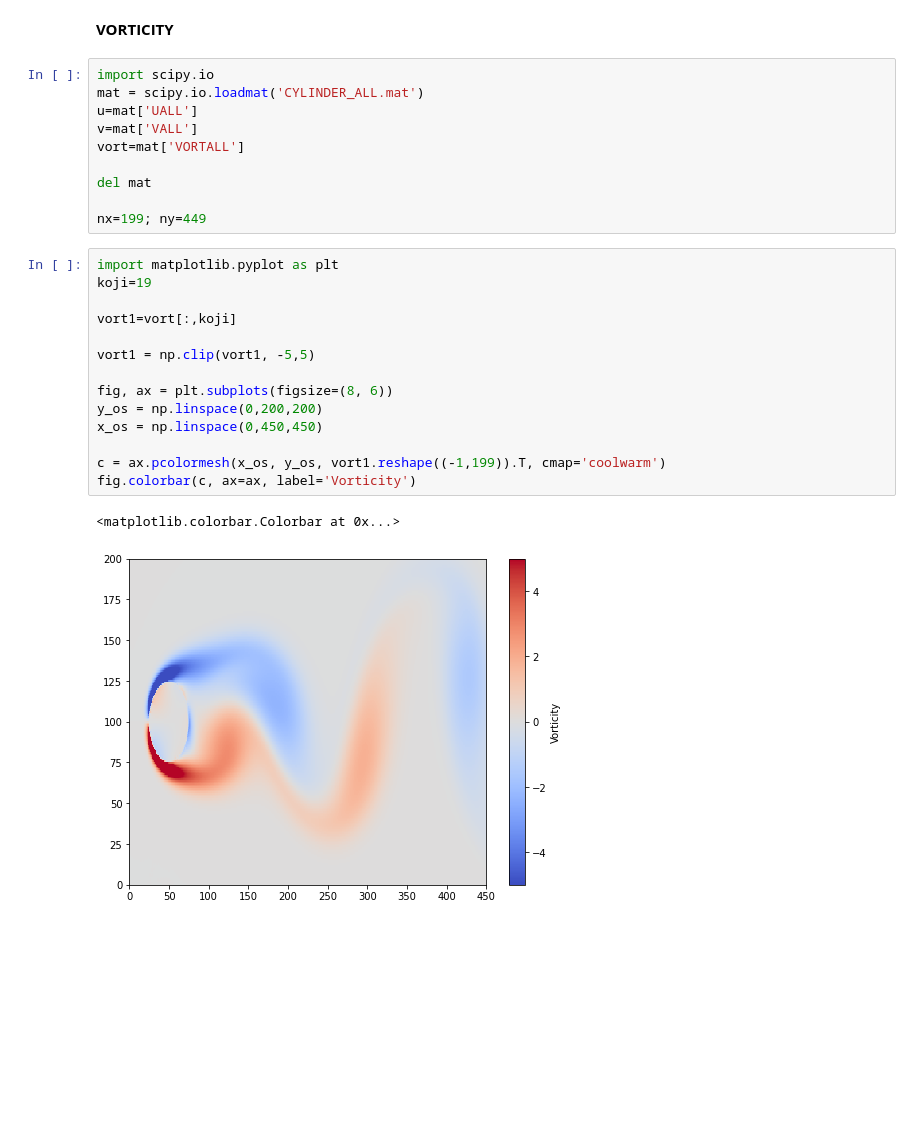
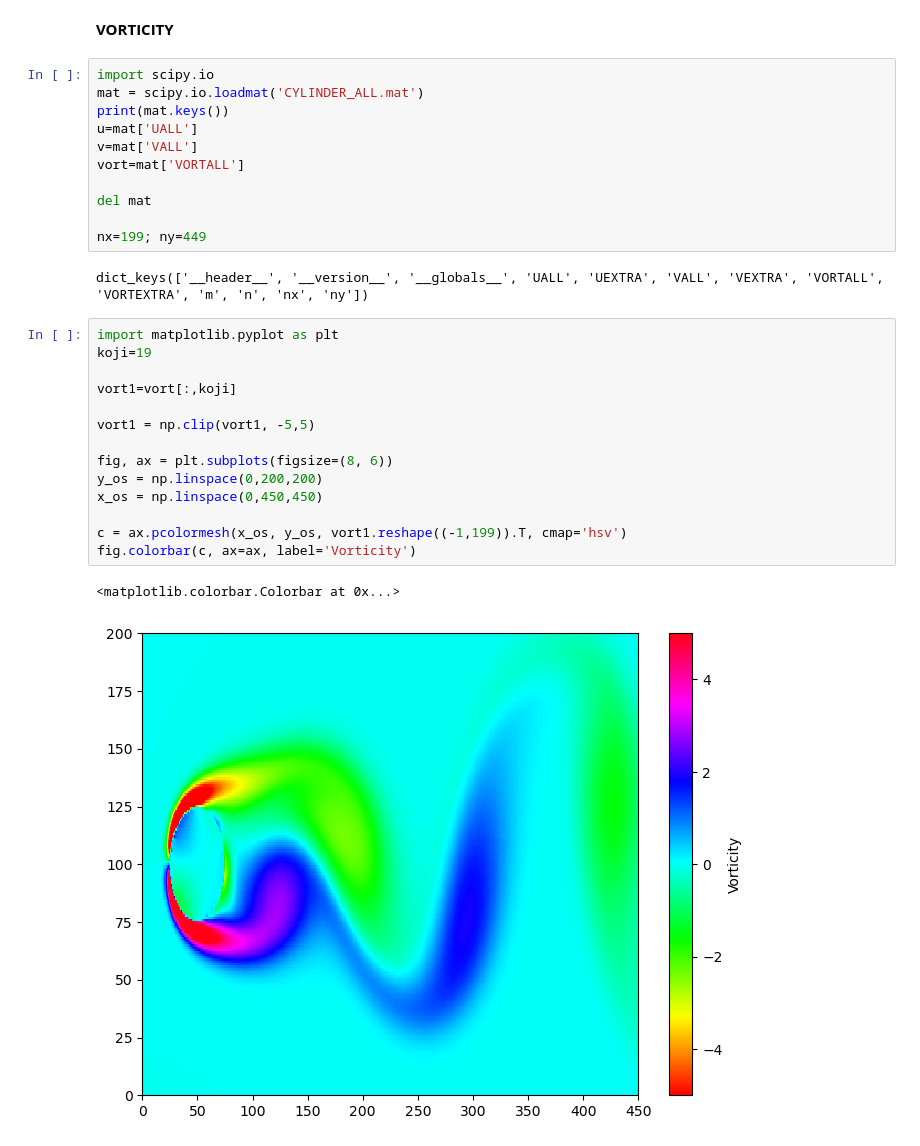
Before and after one commit to ela-d/DMD, a Jupyter notebook: DMD_algoritam1.ipynb, the cells around one changed output. Drawn from its saved outputs; the diff is of its cells as text; blank space fills up the shorter version.

```diff
--- a/DMD_algoritam1.ipynb
+++ b/DMD_algoritam1.ipynb
@@ -478,6 +500,7 @@ True
 # %%
 import scipy.io
 mat = scipy.io.loadmat('CYLINDER_ALL.mat')
+print(mat.keys())
 u=mat['UALL']
 v=mat['VALL']
 vort=mat['VORTALL']
@@ -485,21 +508,23 @@ vort=mat['VORTALL']
 del mat
 
 nx=199; ny=449
+# %% [output]
+dict_keys(['__header__', '__version__', '__globals__', 'UALL', 'UEXTRA', 'VALL', 'VEXTRA', 'VORTALL', 'VORTEXTRA', 'm', 'n', 'nx', 'ny'])
 # %%
 import matplotlib.pyplot as plt
 koji=19
 
 vort1=vort[:,koji]
 
 vort1 = np.clip(vort1, -5,5)
 
 fig, ax = plt.subplots(figsize=(8, 6))
 y_os = np.linspace(0,200,200)
 x_os = np.linspace(0,450,450)
 
-c = ax.pcolormesh(x_os, y_os, vort1.reshape((-1,199)).T, cmap='coolwarm')
+c = ax.pcolormesh(x_os, y_os, vort1.reshape((-1,199)).T, cmap='hsv')
 fig.colorbar(c, ax=ax, label='Vorticity')
 # %% [output]
 <matplotlib.colorbar.Colorbar at 0x...>
-[figure, old version]
+[figure, new version]
 # %%
```
Also changed, not shown: parts of 18 cells of this notebook.
